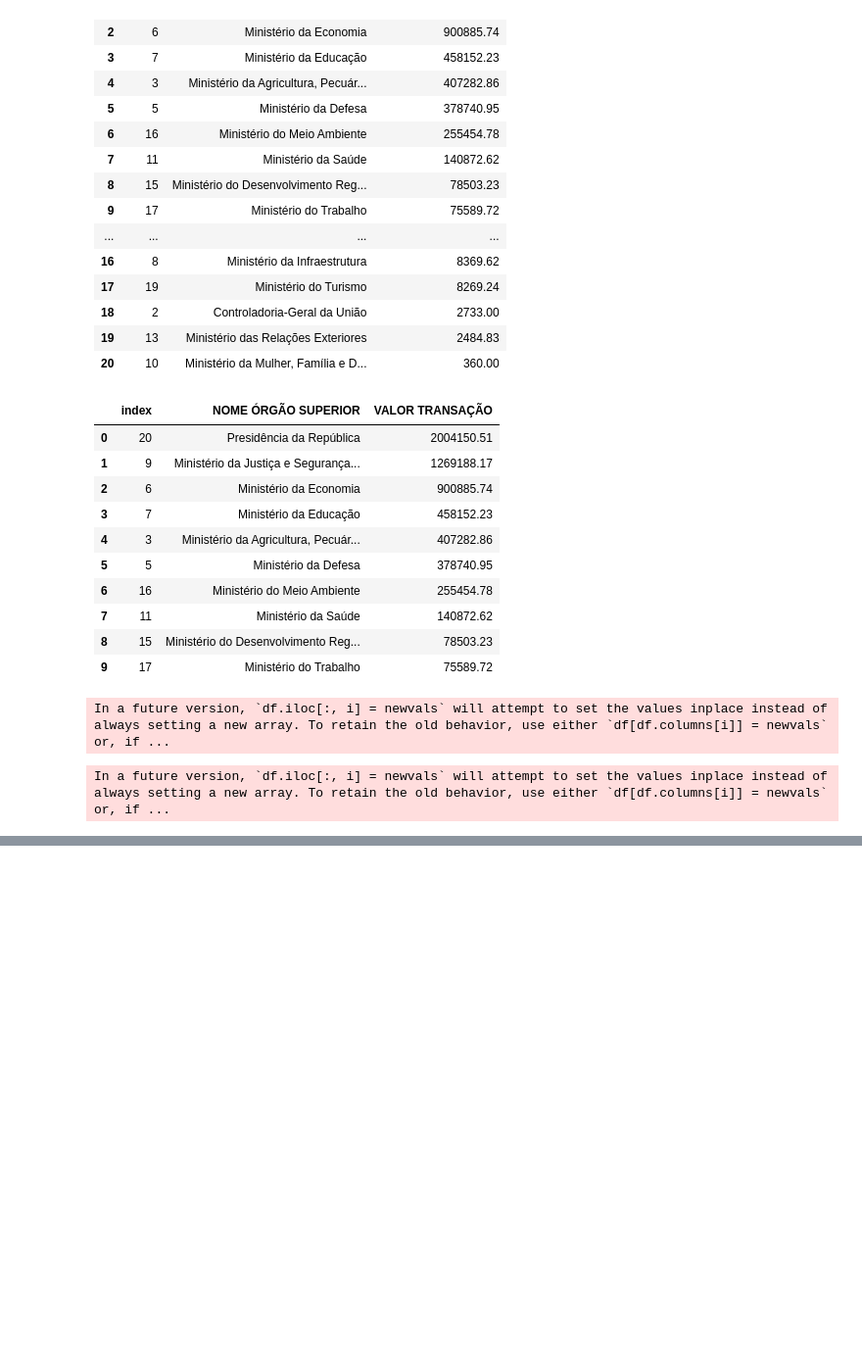
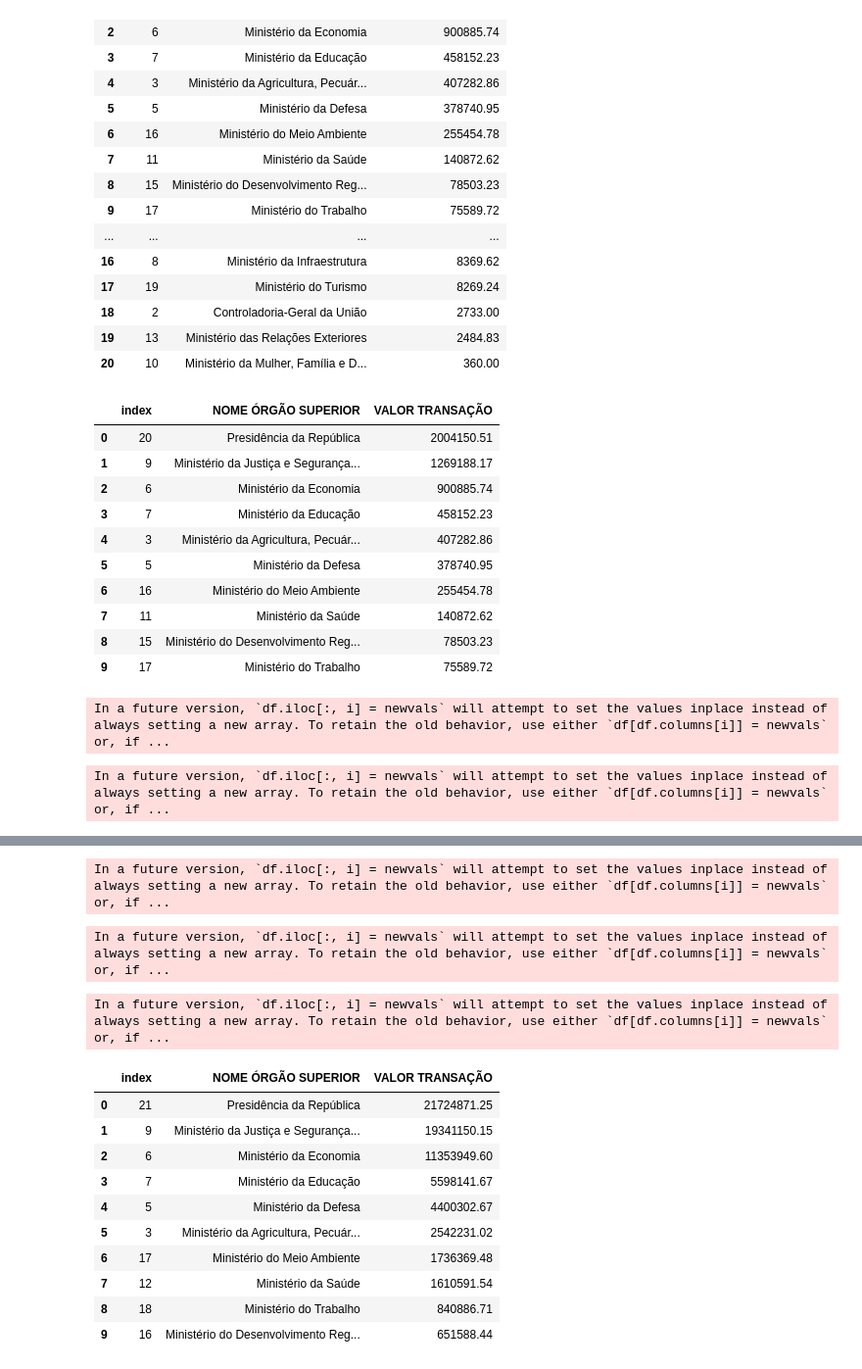
Before and after one commit to marpolos/projeto_tecnicas_de_programacao, a Jupyter notebook: cartao_corporativo_orgaos_2022.ipynb, the cells around one changed output, grey strips where cells are left out. Shown at 98% size. Saved outputs shown, nothing was run; the diff lists cells and outputs as text; code cells hidden in the pictures; blank space fills up the shorter version.

Commit message:
analise cpgf

```diff
--- a/cartao_corporativo_orgaos_2022.ipynb
+++ b/cartao_corporativo_orgaos_2022.ipynb
@@ -106,0 +208,78 @@ In a future version, `df.iloc[:, i] = newvals` will attempt to set the values in
+# %%
+gastos_set = pd.read_csv('cartao_pagamento_2022_orgaos/202209_CPGF.csv', encoding='latin1', delimiter=';')
+
+gastos_set.loc[:, 'VALOR TRANSAÇÃO'] = pd.to_numeric(gastos_set['VALOR TRANSAÇÃO'].str.replace(",", '.'), errors='coerce')
+
+gastos_por_orgao_set = gastos_set.groupby('NOME ÓRGÃO SUPERIOR').agg({'VALOR TRANSAÇÃO': sum}).reset_index()
+gastos_por_orgao_set = gastos_por_orgao_set.sort_values('VALOR TRANSAÇÃO', ascending=False).reset_index()
+
+df = pd.DataFrame(gastos_por_orgao_set)
+df.to_csv(sep=',', index=False, header=True, path_or_buf='CPGF_2022_tables_tratadas/set_2022.csv')
+
+fig_set = px.treemap(gastos_por_orgao_set, path=[px.Constant('Cartão de Pagamento do Governo Federal (CPGF)'), 'NOME ÓRGÃO SUPERIOR'], values='VALOR TRANSAÇÃO',
+                  color='NOME ÓRGÃO SUPERIOR')
+fig_set.show()
+# %% [output]
+In a future version, `df.iloc[:, i] = newvals` will attempt to set the values inplace instead of always setting a new array. To retain the old behavior, use either `df[df.columns[i]] = newvals` or, if ...
+# %%
+gastos_out = pd.read_csv('cartao_pagamento_2022_orgaos/202210_CPGF.csv', encoding='latin1', delimiter=';')
+
+gastos_out.loc[:, 'VALOR TRANSAÇÃO'] = pd.to_numeric(gastos_out['VALOR TRANSAÇÃO'].str.replace(",", '.'), errors='coerce')
+
+gastos_por_orgao_out = gastos_out.groupby('NOME ÓRGÃO SUPERIOR').agg({'VALOR TRANSAÇÃO': sum}).reset_index()
+gastos_por_orgao_out = gastos_por_orgao_out.sort_values('VALOR TRANSAÇÃO', ascending=False).reset_index()
+
+df = pd.DataFrame(gastos_por_orgao_out)
+df.to_csv(sep=',', index=False, header=True, path_or_buf='CPGF_2022_tables_tratadas/out_2022.csv')
+
+fig_out = px.treemap(gastos_por_orgao_out, path=[px.Constant('Cartão de Pagamento do Governo Federal (CPGF)'), 'NOME ÓRGÃO SUPERIOR'], values='VALOR TRANSAÇÃO',
+                  color='NOME ÓRGÃO SUPERIOR')
+fig_out.show()
+# %% [output]
+In a future version, `df.iloc[:, i] = newvals` will attempt to set the values inplace instead of always setting a new array. To retain the old behavior, use either `df[df.columns[i]] = newvals` or, if ...
+# %%
+gastos_nov = pd.read_csv('cartao_pagamento_2022_orgaos/202211_CPGF.csv', encoding='latin1', delimiter=';')
+
+gastos_nov.loc[:, 'VALOR TRANSAÇÃO'] = pd.to_numeric(gastos_nov['VALOR TRANSAÇÃO'].str.replace(",", '.'), errors='coerce')
+
+gastos_por_orgao_nov = gastos_nov.groupby('NOME ÓRGÃO SUPERIOR').agg({'VALOR TRANSAÇÃO': sum}).reset_index()
+gastos_por_orgao_nov = gastos_por_orgao_nov.sort_values('VALOR TRANSAÇÃO', ascending=False).reset_index()
+
+df = pd.DataFrame(gastos_por_orgao_nov)
+df.to_csv(sep=',', index=False, header=True, path_or_buf='CPGF_2022_tables_tratadas/nov_2022.csv')
+
+fig_nov = px.treemap(gastos_por_orgao_nov, path=[px.Constant('Cartão de Pagamento do Governo Federal (CPGF)'), 'NOME ÓRGÃO SUPERIOR'], values='VALOR TRANSAÇÃO',
+                  color='NOME ÓRGÃO SUPERIOR')
+fig_nov.show()
+# %% [output]
+In a future version, `df.iloc[:, i] = newvals` will attempt to set the values inplace instead of always setting a new array. To retain the old behavior, use either `df[df.columns[i]] = newvals` or, if ...
+# %%
+gastos_cpgf_2022 = pd.concat([gastos_por_orgao_jan, gastos_por_orgao_fev, gastos_por_orgao_mar, gastos_por_orgao_abr, gastos_por_orgao_mai, gastos_por_orgao_jun, gastos_por_orgao_ago, gastos_por_orgao_set, gastos_por_orgao_out, gastos_por_orgao_nov], axis=0, ignore_index=True)
+gastos_group = gastos_cpgf_2022.groupby('NOME ÓRGÃO SUPERIOR').agg({'VALOR TRANSAÇÃO': sum}).reset_index()
+
+gastos_sort = gastos_group.sort_values('VALOR TRANSAÇÃO', ascending=False).reset_index()
+
+maiores_10_usos = gastos_sort.loc[:9, :]
+
+df = pd.DataFrame(maiores_10_usos)
+df.to_csv(sep=',', index=False, header=True, path_or_buf='CPGF_2022_tables_tratadas/gastos_cpgf_2022.csv')
+
+fig_2022 = px.treemap(maiores_10_usos, path=[px.Constant('Cartão de Pagamento do Governo Federal (CPGF) - 2022'), 'NOME ÓRGÃO SUPERIOR'], values='VALOR TRANSAÇÃO',
+                  color='NOME ÓRGÃO SUPERIOR')
+fig_2022.show()
+
+fig_2022.write_image('images/gastos_cpgf_2022.png')
+
+maiores_10_usos
+# %% [output]
+|  | index | NOME ÓRGÃO SUPERIOR | VALOR TRANSAÇÃO |
+| 0 | 21 | Presidência da República | 21724871.25 |
+| 1 | 9 | Ministério da Justiça e Segurança... | 19341150.15 |
+| 2 | 6 | Ministério da Economia | 11353949.60 |
+| 3 | 7 | Ministério da Educação | 5598141.67 |
+| 4 | 5 | Ministério da Defesa | 4400302.67 |
+| 5 | 3 | Ministério da Agricultura, Pecuár... | 2542231.02 |
+| 6 | 17 | Ministério do Meio Ambiente | 1736369.48 |
+| 7 | 12 | Ministério da Saúde | 1610591.54 |
+| 8 | 18 | Ministério do Trabalho | 840886.71 |
+| 9 | 16 | Ministério do Desenvolvimento Reg... | 651588.44 |
```
Also changed, not shown: parts of 11 cells of this notebook, 13 other files.
